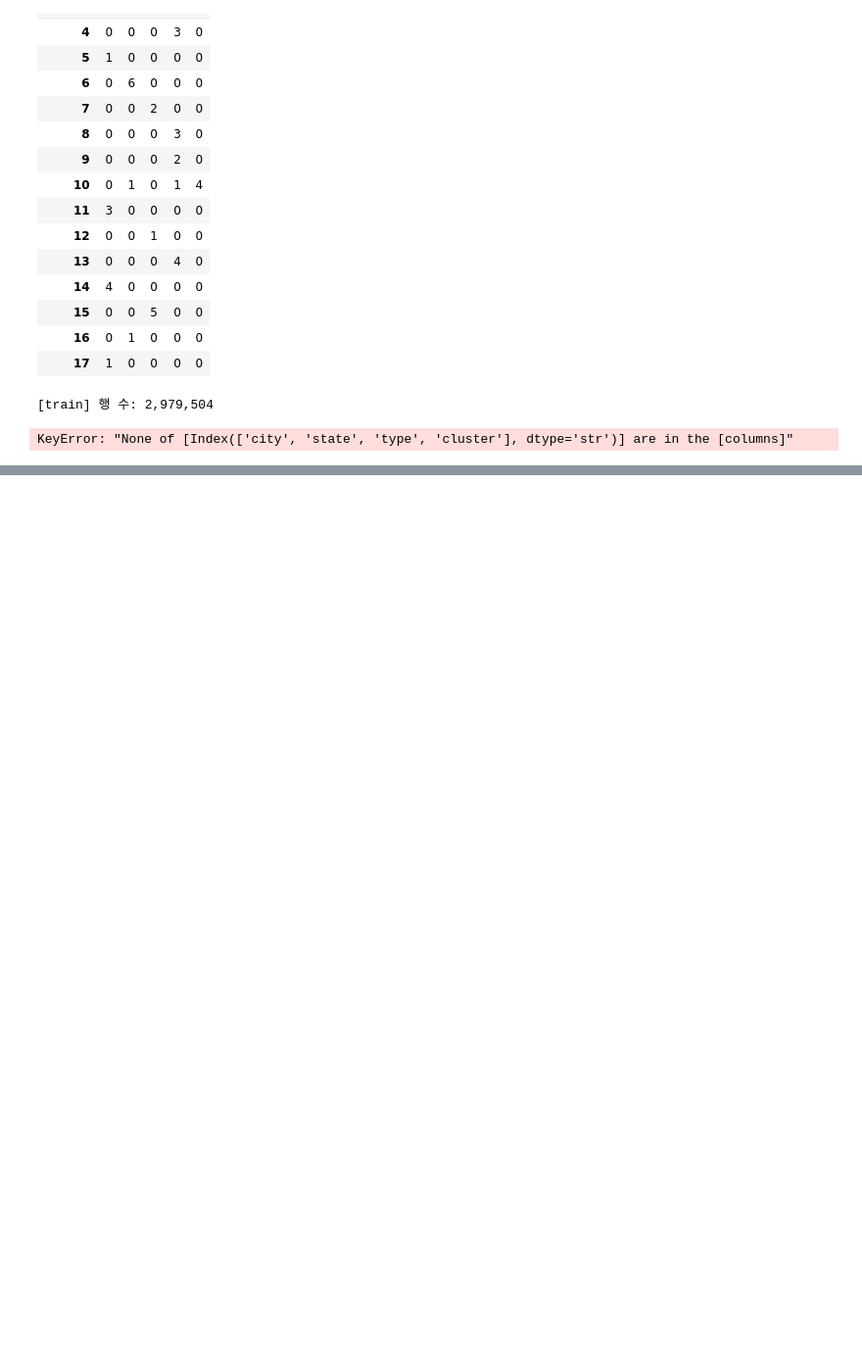
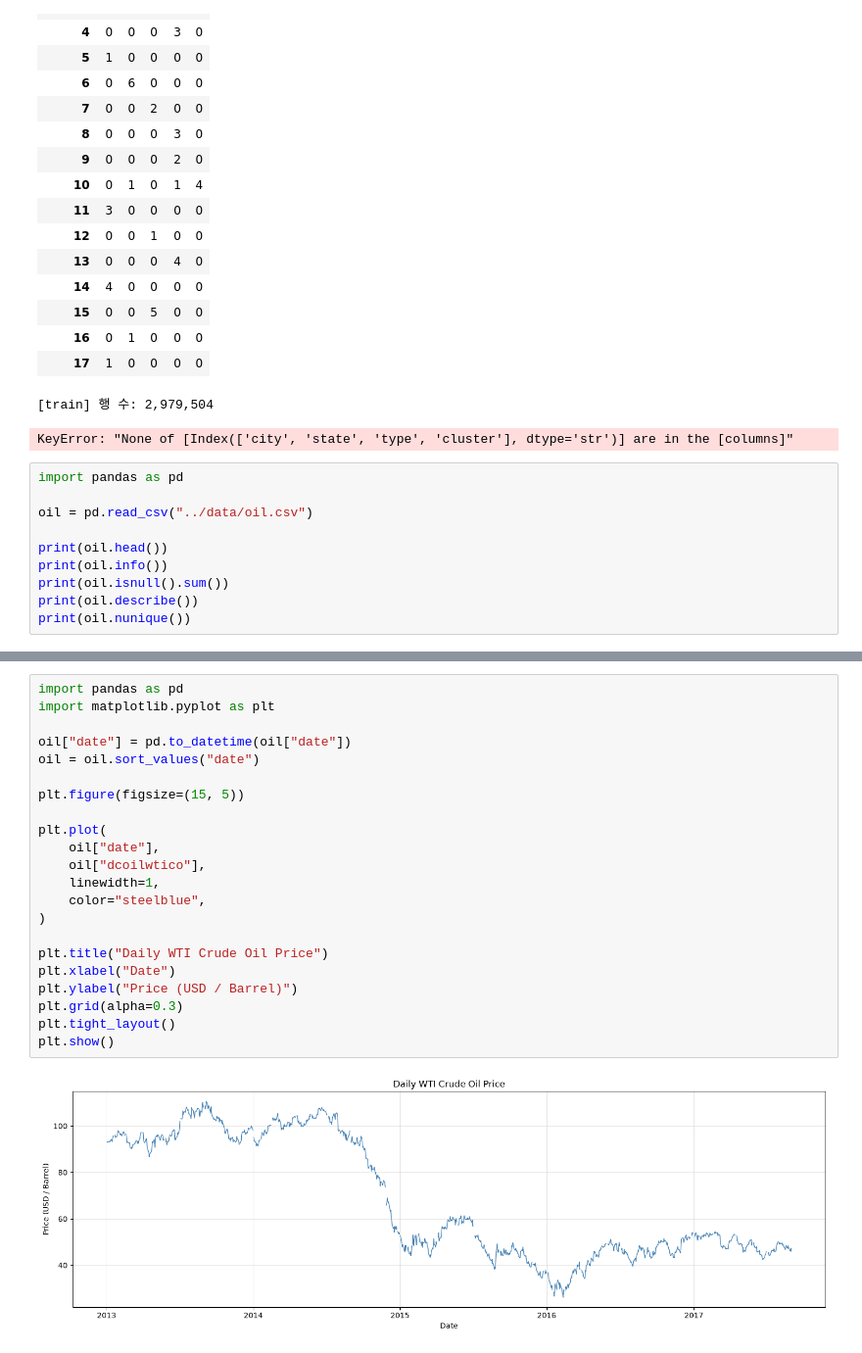
Before and after one commit to yhg365fia/Store-Sales-ML, a Jupyter notebook: notebook/01_eda.ipynb, the cells around one changed output, grey strips where cells are left out. Shown at 98% size. Cells and saved outputs as stored; diff of their text form; blank space fills up the shorter version.

```diff
--- a/notebook/01_eda.ipynb
+++ b/notebook/01_eda.ipynb
@@ -931,3 +931,13 @@ Valid: 0
 | 17 | 1 | 0 | 0 | 0 | 0 |
 [train] 행 수: 2,979,504
 KeyError: "None of [Index(['city', 'state', 'type', 'cluster'], dtype='str')] are in the [columns]"
+# %%
+import pandas as pd
+
+oil = pd.read_csv("../data/oil.csv")
+
+print(oil.head())
+print(oil.info())
+print(oil.isnull().sum())
+print(oil.describe())
+print(oil.nunique())
@@ -933,0 +962,24 @@ KeyError: "None of [Index(['city', 'state', 'type', 'cluster'], dtype='str')] ar
+# %%
+import pandas as pd
+import matplotlib.pyplot as plt
+
+oil["date"] = pd.to_datetime(oil["date"])
+oil = oil.sort_values("date")
+
+plt.figure(figsize=(15, 5))
+
+plt.plot(
+    oil["date"],
+    oil["dcoilwtico"],
+    linewidth=1,
+    color="steelblue",
+)
+
+plt.title("Daily WTI Crude Oil Price")
+plt.xlabel("Date")
+plt.ylabel("Price (USD / Barrel)")
+plt.grid(alpha=0.3)
+plt.tight_layout()
+plt.show()
+# %% [output]
+[figure, added]
```
Also changed, not shown: parts of 16 cells of this notebook, 23 other files.
